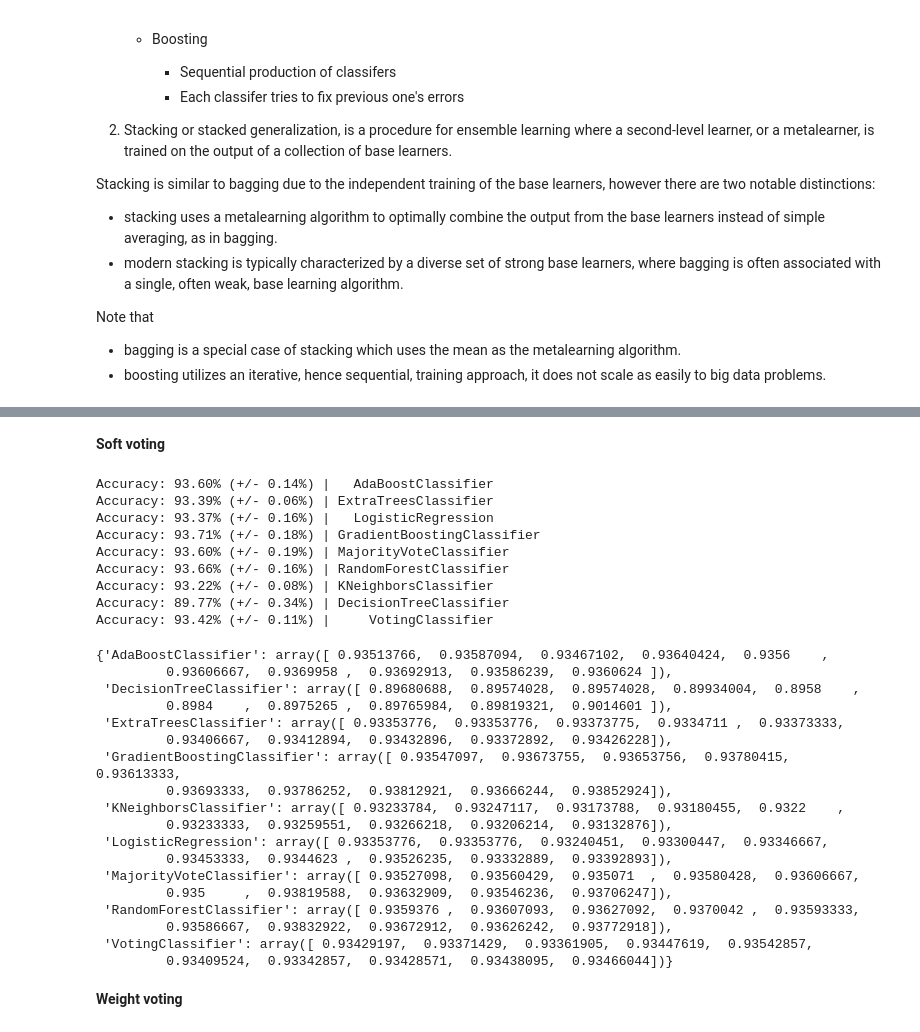
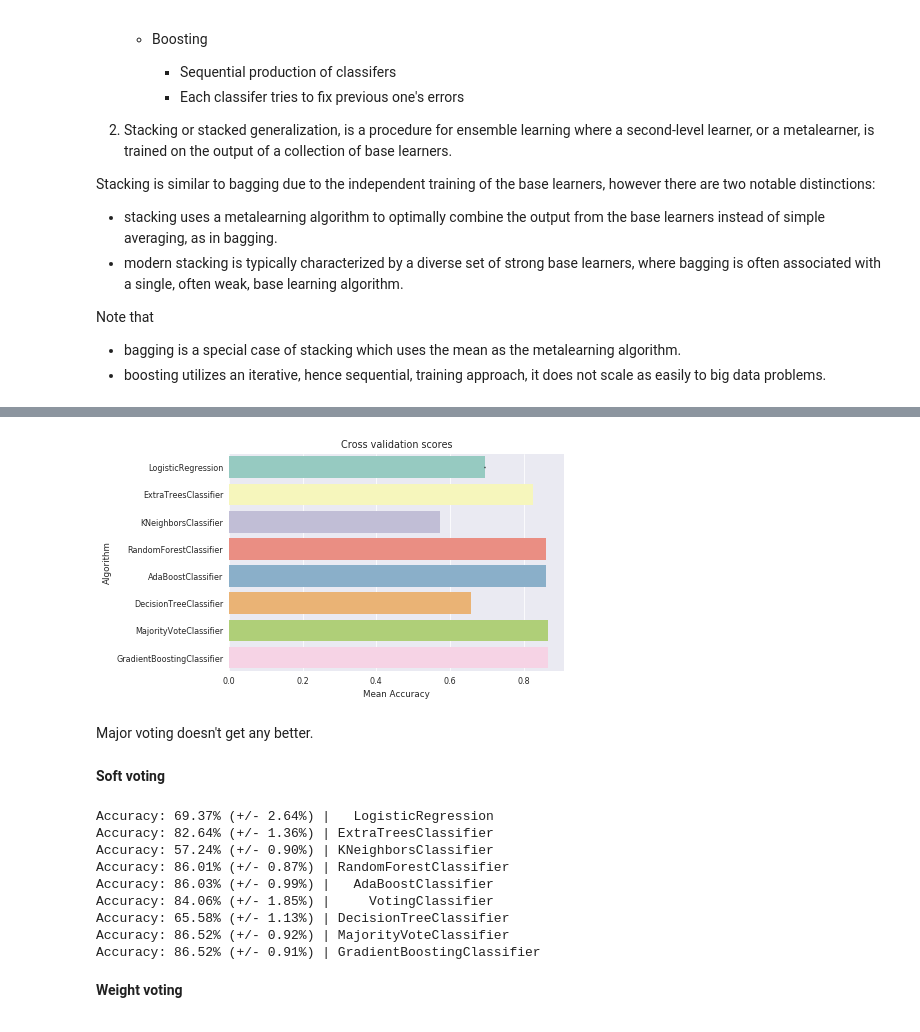
Before and after one commit to minhphan/credit-scoring, a Jupyter notebook: Credit-Scoring.ipynb, the cells around one changed output, grey strips where cells are left out. Cells and saved outputs as stored; diff of their text form; code cells hidden in the pictures.

```diff
--- a/Credit-Scoring.ipynb
+++ b/Credit-Scoring.ipynb
@@ -650,3 +597,9 @@ Accuracy: 89.77% (+/- 0.34%) | DecisionTreeClassifier
+# %%
+bar_plot_accuracy(classifier_results)
+# %% [output]
+[figure, added]
+# %% [markdown]
+Major voting doesn't get any better.
 # %% [markdown]
 **Soft voting**
 # %%
@@ -668,35 +621,19 @@ cp2_classifiers = copy.deepcopy(soft_classifiers)
 cp2_classifiers.append(soft_voting_clf)
 
 classifiers_accuracy(cp2_classifiers, X_train, y_train,
-                     scoring='roc_curve', cv=10, update_clf=False)
+                     scoring='roc_auc', cv=10, update_clf=False);
-# %% [output]
-Accuracy: 93.60% (+/- 0.14%) |   AdaBoostClassifier
-Accuracy: 93.39% (+/- 0.06%) | ExtraTreesClassifier
-Accuracy: 93.37% (+/- 0.16%) |   LogisticRegression
-Accuracy: 93.71% (+/- 0.18%) | GradientBoostingClassifier
-Accuracy: 93.60% (+/- 0.19%) | MajorityVoteClassifier
-Accuracy: 93.66% (+/- 0.16%) | RandomForestClassifier
-Accuracy: 93.22% (+/- 0.08%) | KNeighborsClassifier
-Accuracy: 89.77% (+/- 0.34%) | DecisionTreeClassifier
-Accuracy: 93.42% (+/- 0.11%) |     VotingClassifier
-{'AdaBoostClassifier': array([ 0.93513766,  0.93587094,  0.93467102,  0.93640424,  0.9356    ,
-         0.93606667,  0.9369958 ,  0.93692913,  0.93586239,  0.9360624 ]),
- 'DecisionTreeClassifier': array([ 0.89680688,  0.89574028,  0.89574028,  0.89934004,  0.8958    ,
-         0.8984    ,  0.8975265 ,  0.89765984,  0.89819321,  0.9014601 ]),
- 'ExtraTreesClassifier': array([ 0.93353776,  0.93353776,  0.93373775,  0.9334711 ,  0.93373333,
-         0.93406667,  0.93412894,  0.93432896,  0.93372892,  0.93426228]),
- 'GradientBoostingClassifier': array([ 0.93547097,  0.93673755,  0.93653756,  0.93780415,  0.93613333,
-         0.93693333,  0.93786252,  0.93812921,  0.93666244,  0.93852924]),
- 'KNeighborsClassifier': array([ 0.93233784,  0.93247117,  0.93173788,  0.93180455,  0.9322    ,
-         0.93233333,  0.93259551,  0.93266218,  0.93206214,  0.93132876]),
- 'LogisticRegression': array([ 0.93353776,  0.93353776,  0.93240451,  0.93300447,  0.93346667,
-         0.93453333,  0.9344623 ,  0.93526235,  0.93332889,  0.93392893]),
- 'MajorityVoteClassifier': array([ 0.93527098,  0.93560429,  0.935071  ,  0.93580428,  0.93606667,
-         0.935     ,  0.93819588,  0.93632909,  0.93546236,  0.93706247]),
- 'RandomForestClassifier': array([ 0.9359376 ,  0.93607093,  0.93627092,  0.9370042 ,  0.93593333,
-         0.93586667,  0.93832922,  0.93672912,  0.93626242,  0.93772918]),
- 'VotingClassifier': array([ 0.93429197,  0.93371429,  0.93361905,  0.93447619,  0.93542857,
-         0.93409524,  0.93342857,  0.93428571,  0.93438095,  0.93466044])}
+# %%
+print_accuracy(classifier_results)
+# %% [output]
+Accuracy: 69.37% (+/- 2.64%) |   LogisticRegression
+Accuracy: 82.64% (+/- 1.36%) | ExtraTreesClassifier
+Accuracy: 57.24% (+/- 0.90%) | KNeighborsClassifier
+Accuracy: 86.01% (+/- 0.87%) | RandomForestClassifier
+Accuracy: 86.03% (+/- 0.99%) |   AdaBoostClassifier
+Accuracy: 84.06% (+/- 1.85%) |     VotingClassifier
+Accuracy: 65.58% (+/- 1.13%) | DecisionTreeClassifier
+Accuracy: 86.52% (+/- 0.92%) | MajorityVoteClassifier
+Accuracy: 86.52% (+/- 0.91%) | GradientBoostingClassifier
 # %% [markdown]
 **Weight voting**
 # %%
```
Also changed, not shown: parts of 32 cells of this notebook.
